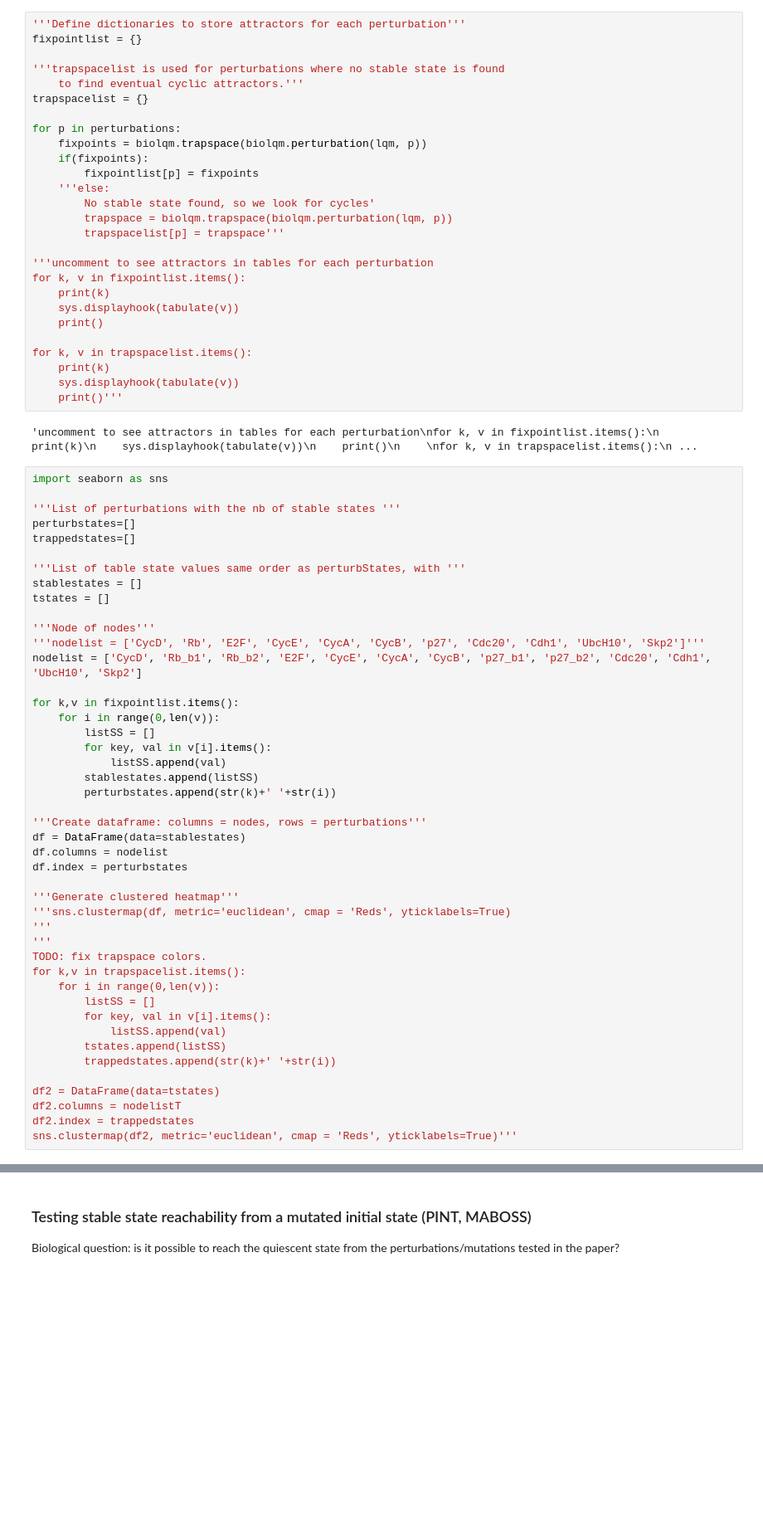
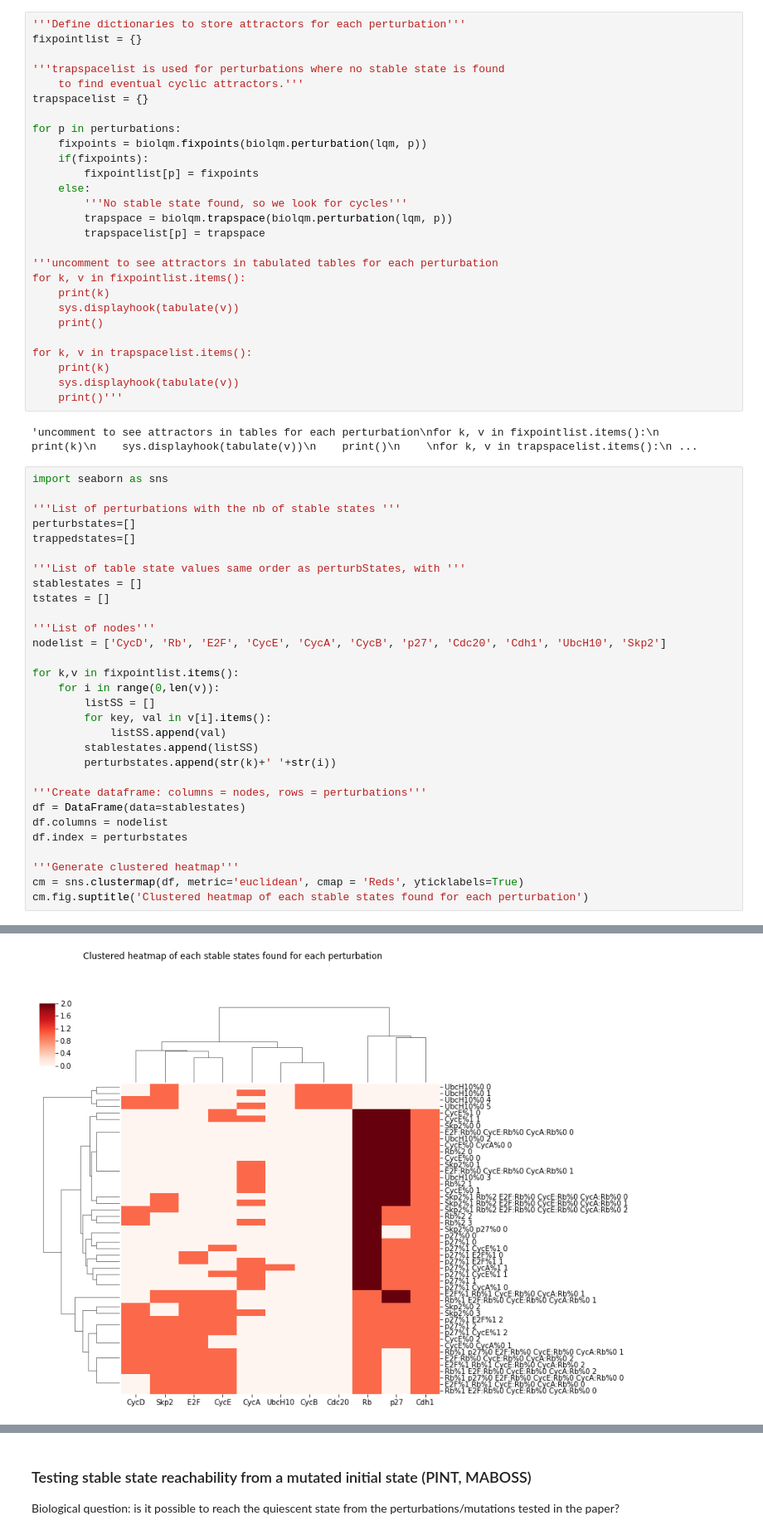
Before and after one commit to Eirinits/BI8040_project, a Jupyter notebook: notebook/BI8040_notebook.ipynb, the cells around one changed output, grey strips where cells are left out. Shown at 83% size. Drawn from its saved outputs; the diff is of its cells as text; blank space fills up the shorter version.

```diff
--- a/notebook/BI8040_notebook.ipynb
+++ b/notebook/BI8040_notebook.ipynb
@@ -175,15 +177,15 @@ fixpointlist = {}
 trapspacelist = {}
 
 for p in perturbations:
-    fixpoints = biolqm.trapspace(biolqm.perturbation(lqm, p))
+    fixpoints = biolqm.fixpoints(biolqm.perturbation(lqm, p))
     if(fixpoints):
         fixpointlist[p] = fixpoints
-    '''else:
-        No stable state found, so we look for cycles'
+    else:
+        '''No stable state found, so we look for cycles'''
         trapspace = biolqm.trapspace(biolqm.perturbation(lqm, p))
-        trapspacelist[p] = trapspace'''
+        trapspacelist[p] = trapspace
 
-'''uncomment to see attractors in tables for each perturbation
+'''uncomment to see attractors in tabulated tables for each perturbation
 for k, v in fixpointlist.items():
     print(k)
     sys.displayhook(tabulate(v))
@@ -206,9 +208,8 @@ trappedstates=[]
 stablestates = []
 tstates = []
 
-'''Node of nodes'''
-'''nodelist = ['CycD', 'Rb', 'E2F', 'CycE', 'CycA', 'CycB', 'p27', 'Cdc20', 'Cdh1', 'UbcH10', 'Skp2']'''
-nodelist = ['CycD', 'Rb_b1', 'Rb_b2', 'E2F', 'CycE', 'CycA', 'CycB', 'p27_b1', 'p27_b2', 'Cdc20', 'Cdh1', 'UbcH10', 'Skp2']
+'''List of nodes'''
+nodelist = ['CycD', 'Rb', 'E2F', 'CycE', 'CycA', 'CycB', 'p27', 'Cdc20', 'Cdh1', 'UbcH10', 'Skp2']
 
 for k,v in fixpointlist.items():
     for i in range(0,len(v)):
@@ -224,20 +225,6 @@ df.columns = nodelist
 df.index = perturbstates
 
 '''Generate clustered heatmap'''
-'''sns.clustermap(df, metric='euclidean', cmap = 'Reds', yticklabels=True)
-'''
-'''
-TODO: fix trapspace colors.
-for k,v in trapspacelist.items():
-    for i in range(0,len(v)):
-        listSS = []
-        for key, val in v[i].items():
-            listSS.append(val)
-        tstates.append(listSS)
-        trappedstates.append(str(k)+' '+str(i))
-
-df2 = DataFrame(data=tstates)
-df2.columns = nodelistT
-df2.index = trappedstates
-sns.clustermap(df2, metric='euclidean', cmap = 'Reds', yticklabels=True)'''
+cm = sns.clustermap(df, metric='euclidean', cmap = 'Reds', yticklabels=True)
+cm.fig.suptitle('Clustered heatmap of each stable states found for each perturbation')
 # %% [output]
@@ -244,0 +232 @@ sns.clustermap(df2, metric='euclidean', cmap = 'Reds', yticklabels=True)'''
+[figure, added]
```
Also changed, not shown: parts of 11 cells of this notebook.
